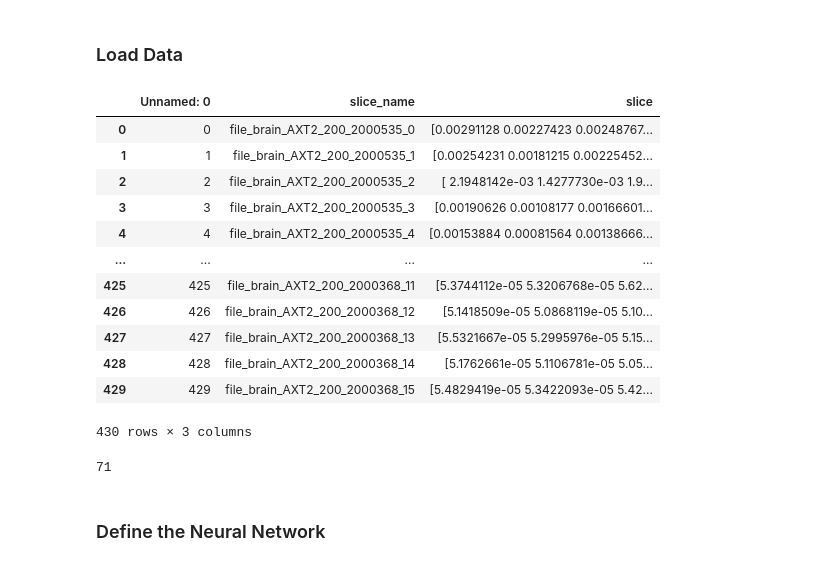
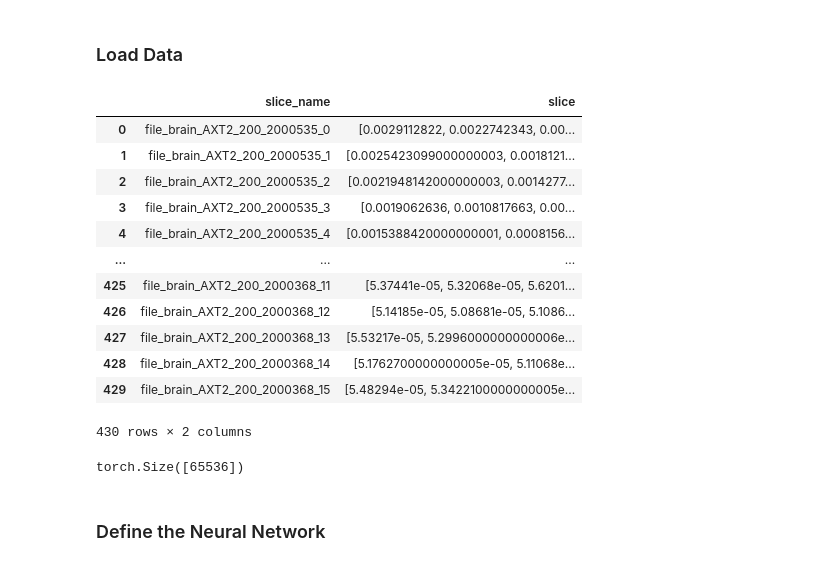
Before and after one commit to athornton1618/MRI_Compression, a Jupyter notebook: scripts/sparse_auto_encoder_cnn_colab.ipynb, the cells around one changed output. Cells and saved outputs as stored; diff of their text form; code cells hidden in the pictures.

Commit message:
Looks like json is the way to go!

```diff
--- a/scripts/sparse_auto_encoder_cnn_colab.ipynb
+++ b/scripts/sparse_auto_encoder_cnn_colab.ipynb
@@ -171,41 +169,44 @@ device = torch.device('cuda')
 # %%
 # Uncomment the below line if you haven't created the dataset file yet
 #!python prepare_training_data.py
 
 # Load in the data file
-df = pd.read_csv('/data/training_set.csv')
+#df = pd.read_csv('/data/training_set.csv')
+df = pd.read_json('/data/training_set.json')
 display(df)
 
 class Data(Dataset):
     def __init__(self, x, y):
         super(Data, self).__init__()
-        self.x = x
+        self.x = torch.tensor(x)
         self.y = y
 
     def __len__(self):
         return self.y.shape[0]
 
     def __getitem__(self, index):
         return self.x[index], self.y[index]
 
-train_slices = df['slice'].to_numpy()
+# Send all but first brain to training, reserve first brain for test
+train_slices = df['slice']
 data = Data(train_slices,train_slices)
 # %% [output]
-|  | Unnamed: 0 | slice_name | slice |
-| 0 | 0 | file_brain_AXT2_200_2000535_0 | [0.00291128 0.00227423 0.00248767... |
-| 1 | 1 | file_brain_AXT2_200_2000535_1 | [0.00254231 0.00181215 0.00225452... |
-| 2 | 2 | file_brain_AXT2_200_2000535_2 | [ 2.1948142e-03 1.4277730e-03 1.9... |
-| 3 | 3 | file_brain_AXT2_200_2000535_3 | [0.00190626 0.00108177 0.00166601... |
-| 4 | 4 | file_brain_AXT2_200_2000535_4 | [0.00153884 0.00081564 0.00138666... |
-| ... | ... | ... | ... |
-| 425 | 425 | file_brain_AXT2_200_2000368_11 | [5.3744112e-05 5.3206768e-05 5.62... |
-| 426 | 426 | file_brain_AXT2_200_2000368_12 | [5.1418509e-05 5.0868119e-05 5.10... |
-| 427 | 427 | file_brain_AXT2_200_2000368_13 | [5.5321667e-05 5.2995976e-05 5.15... |
-| 428 | 428 | file_brain_AXT2_200_2000368_14 | [5.1762661e-05 5.1106781e-05 5.05... |
-| 429 | 429 | file_brain_AXT2_200_2000368_15 | [5.4829419e-05 5.3422093e-05 5.42... |
+|  | slice_name | slice |
+| 0 | file_brain_AXT2_200_2000535_0 | [0.0029112822, 0.0022742343, 0.00... |
+| 1 | file_brain_AXT2_200_2000535_1 | [0.0025423099000000003, 0.0018121... |
+| 2 | file_brain_AXT2_200_2000535_2 | [0.0021948142000000003, 0.0014277... |
+| 3 | file_brain_AXT2_200_2000535_3 | [0.0019062636, 0.0010817663, 0.00... |
+| 4 | file_brain_AXT2_200_2000535_4 | [0.0015388420000000001, 0.0008156... |
+| ... | ... | ... |
+| 425 | file_brain_AXT2_200_2000368_11 | [5.37441e-05, 5.32068e-05, 5.6201... |
+| 426 | file_brain_AXT2_200_2000368_12 | [5.14185e-05, 5.08681e-05, 5.1086... |
+| 427 | file_brain_AXT2_200_2000368_13 | [5.53217e-05, 5.2996000000000006e... |
+| 428 | file_brain_AXT2_200_2000368_14 | [5.1762700000000005e-05, 5.11068e... |
+| 429 | file_brain_AXT2_200_2000368_15 | [5.48294e-05, 5.3422100000000005e... |
-430 rows × 3 columns
+430 rows × 2 columns
-# %%
-slice = df['slice']
-print(len(slice[0]))
-# %% [output]
-71
+# %%
+slice = data[0]
+#slice = np.array(slice[0])
+print(slice[0].shape)
+# %% [output]
+torch.Size([65536])
```
Also changed, not shown: parts of 9 cells of this notebook.
